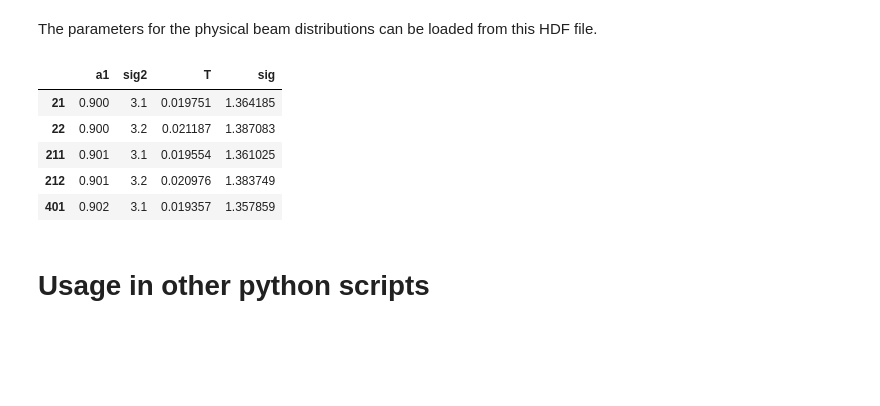
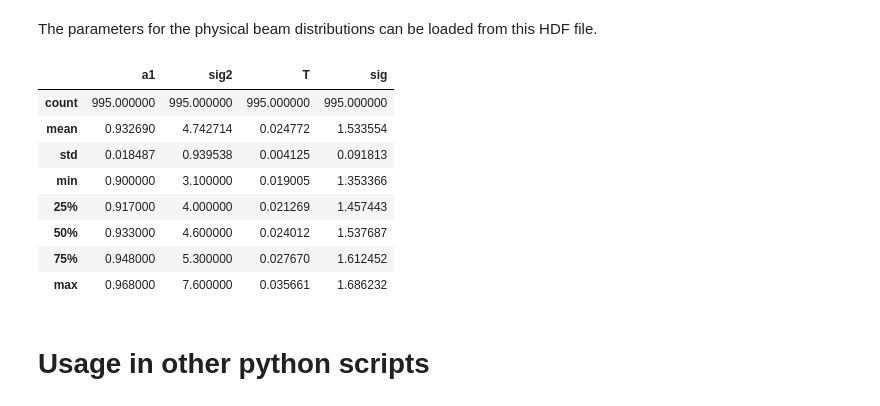
Before and after one commit to mtitze/HL-LHC, a Jupyter notebook: analyses/analysis_distributions.ipynb, the cells around one changed output. Saved outputs shown, nothing was run; the diff lists cells and outputs as text; code cells hidden in the pictures; blank space fills up the shorter version.

```diff
--- a/analyses/analysis_distributions.ipynb
+++ b/analyses/analysis_distributions.ipynb
@@ -431,14 +439,17 @@ The parameters for the physical beam distributions can be loaded from this HDF f
 # %%
 hdf = pd.HDFStore('../modules/sixdesk/distributions.h5')
 # %%
-hdf['physical_dgauss_params'].head()
+hdf['physical_dgauss_params'].describe()
 # %% [output]
 |  | a1 | sig2 | T | sig |
-| 21 | 0.900 | 3.1 | 0.019751 | 1.364185 |
-| 22 | 0.900 | 3.2 | 0.021187 | 1.387083 |
-| 211 | 0.901 | 3.1 | 0.019554 | 1.361025 |
-| 212 | 0.901 | 3.2 | 0.020976 | 1.383749 |
-| 401 | 0.902 | 3.1 | 0.019357 | 1.357859 |
+| count | 995.000000 | 995.000000 | 995.000000 | 995.000000 |
+| mean | 0.932690 | 4.742714 | 0.024772 | 1.533554 |
+| std | 0.018487 | 0.939538 | 0.004125 | 0.091813 |
+| min | 0.900000 | 3.100000 | 0.019005 | 1.353366 |
+| 25% | 0.917000 | 4.000000 | 0.021269 | 1.457443 |
+| 50% | 0.933000 | 4.600000 | 0.024012 | 1.537687 |
+| 75% | 0.948000 | 5.300000 | 0.027670 | 1.612452 |
+| max | 0.968000 | 7.600000 | 0.035661 | 1.686232 |
 # %% [markdown]
 # Usage in other python scripts
 # %%
```
Also changed, not shown: parts of 9 cells of this notebook, 1 other file.
